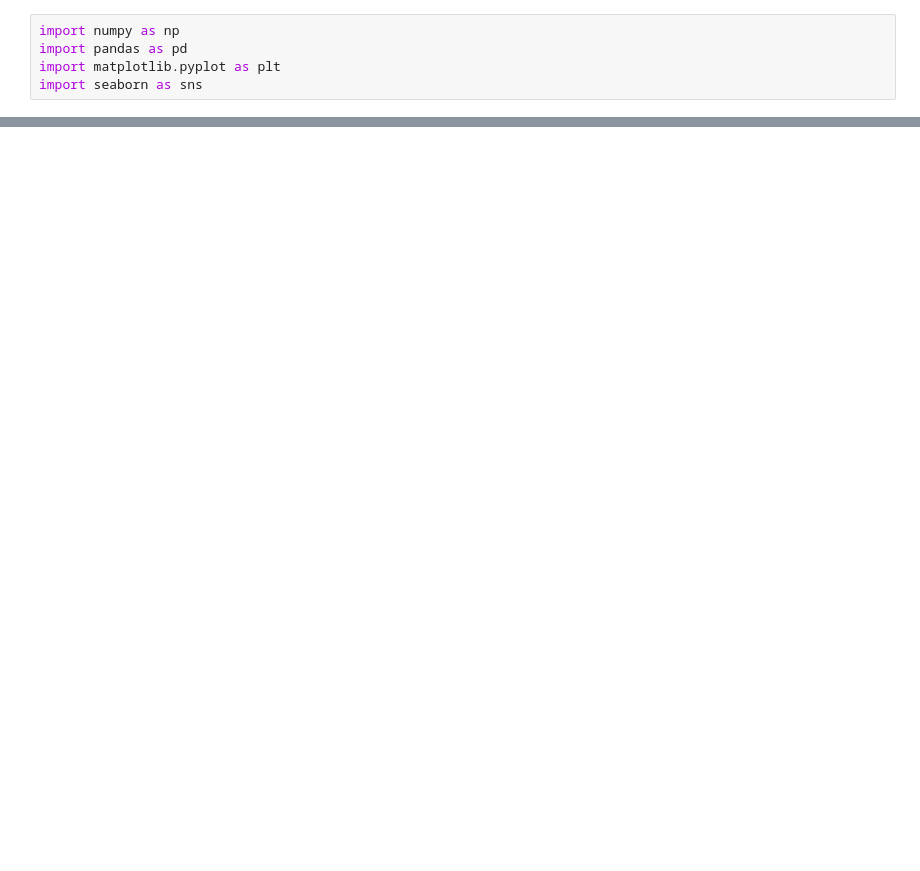
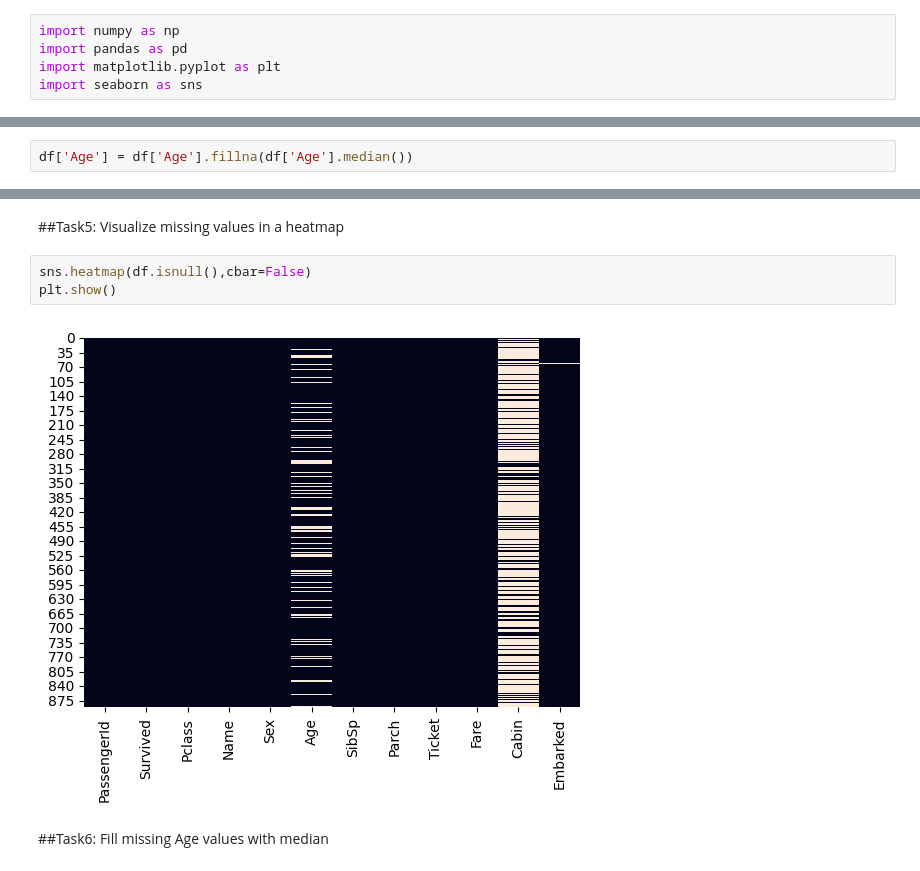
Before and after one commit to Maheshwar-Pant/ML_lab, a Jupyter notebook: Lab3/lab3.ipynb, the cells around one changed output, grey strips where cells are left out. Saved outputs shown, nothing was run; the diff lists cells and outputs as text; blank space fills up the shorter version.

```diff
--- a/Lab3/lab3.ipynb
+++ b/Lab3/lab3.ipynb
@@ -10,0 +49,2 @@ NameError: name 'pd' is not defined
+# %%
+df['Age'] = df['Age'].fillna(df['Age'].median())
@@ -10,0 +72,9 @@ NameError: name 'pd' is not defined
+# %% [markdown]
+##Task5: Visualize missing values in a heatmap
+# %%
+sns.heatmap(df.isnull(),cbar=False)
+plt.show()
+# %% [output]
+[figure, added]
+# %% [markdown]
+##Task6: Fill missing Age values with median
```
Also changed, not shown: parts of 46 cells of this notebook.
